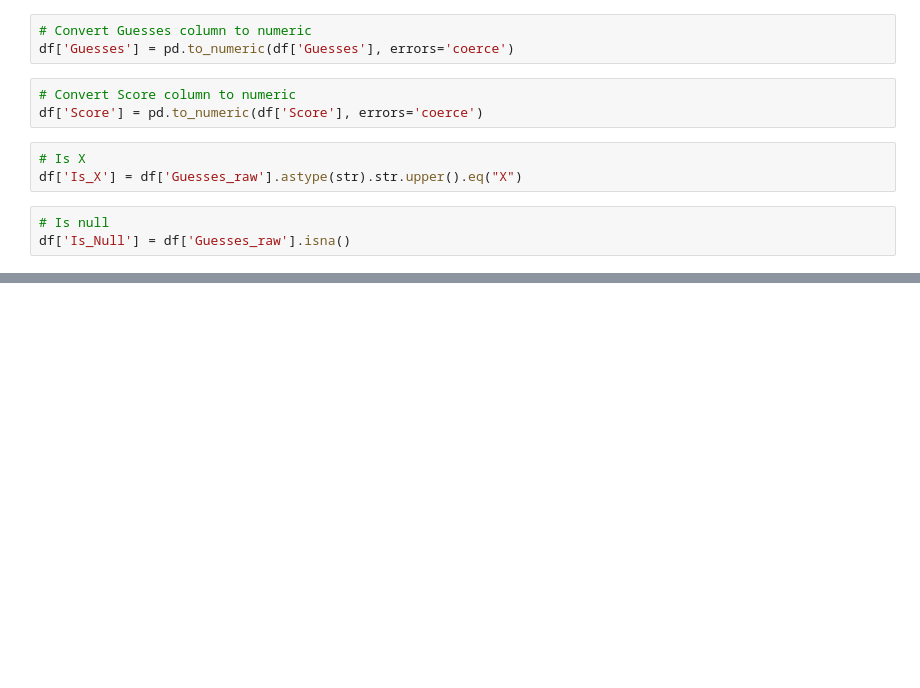
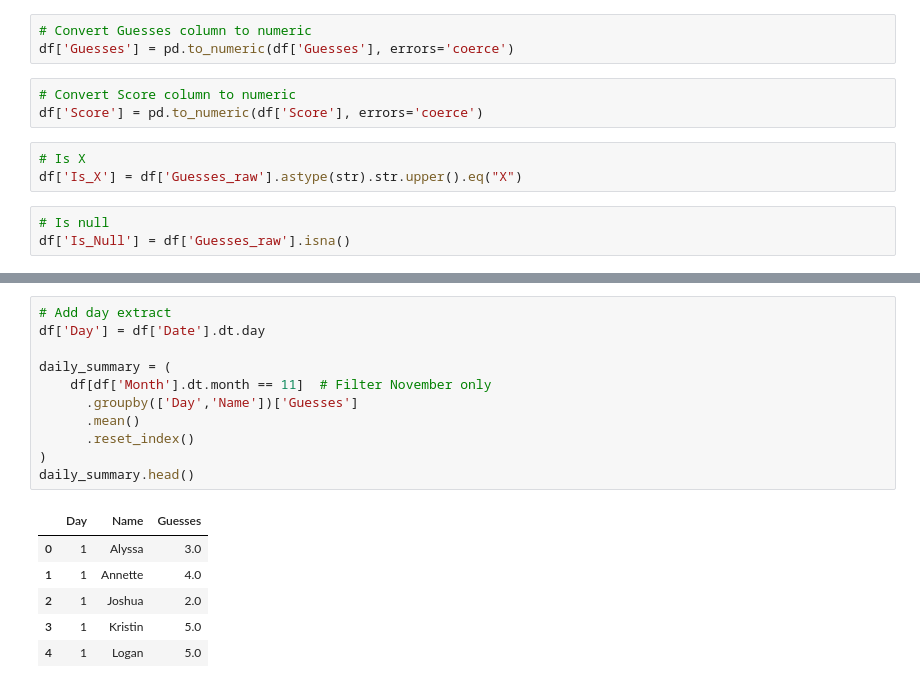
Before and after one commit to Joshua-C-Bryant/WORDLE-Tracker, a Jupyter notebook: notebooks/worlde_notebook.ipynb, the cells around one changed output, grey strips where cells are left out. Cells and saved outputs as stored; diff of their text form; blank space fills up the shorter version.

```diff
--- a/notebooks/worlde_notebook.ipynb
+++ b/notebooks/worlde_notebook.ipynb
@@ -95,0 +125,18 @@ hardest_words
+# %%
+# Add day extract
+df['Day'] = df['Date'].dt.day
+
+daily_summary = (
+    df[df['Month'].dt.month == 11]  # Filter November only
+      .groupby(['Day','Name'])['Guesses']
+      .mean()
+      .reset_index()
+)
+daily_summary.head()
+# %% [output]
+|  | Day | Name | Guesses |
+| 0 | 1 | Alyssa | 3.0 |
+| 1 | 1 | Annette | 4.0 |
+| 2 | 1 | Joshua | 2.0 |
+| 3 | 1 | Kristin | 5.0 |
+| 4 | 1 | Logan | 5.0 |
```
Also changed, not shown: parts of 8 cells of this notebook.
